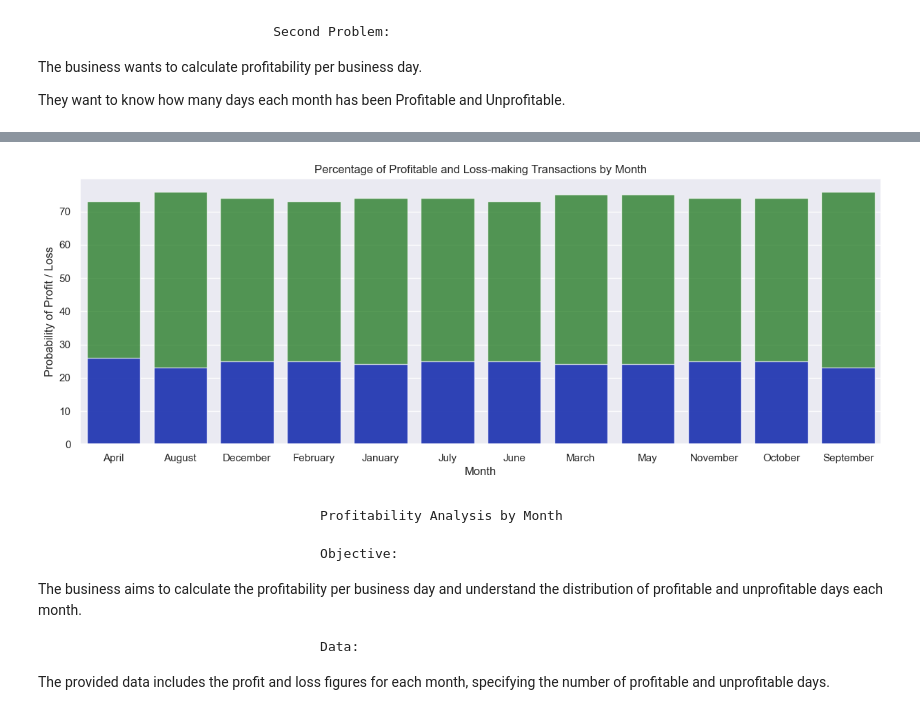
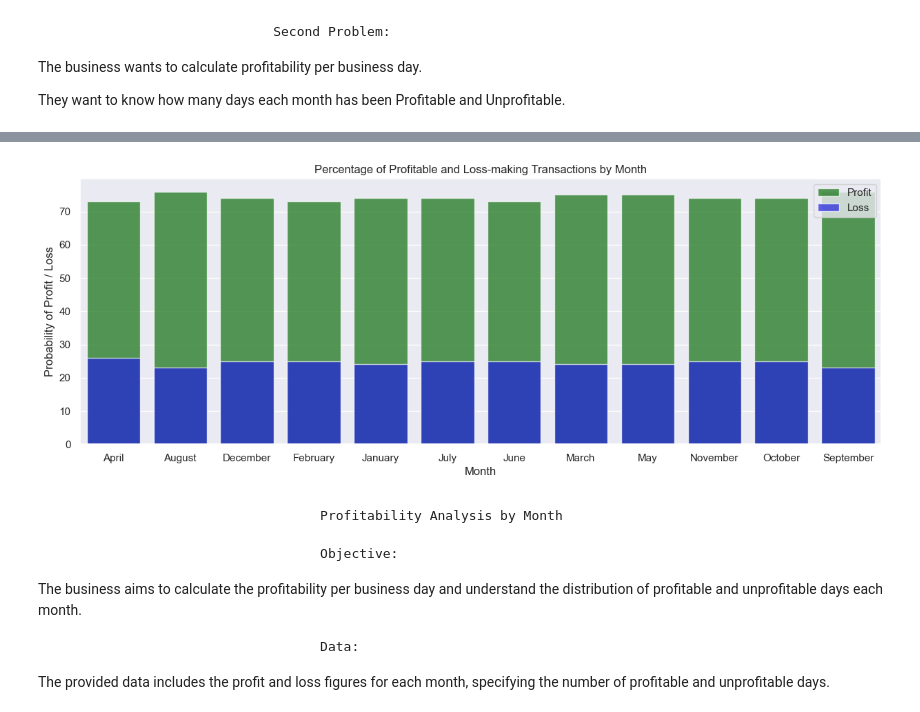
Before and after one commit to saifghostrider454/AdvertisementCaseStudy, a Jupyter notebook: EDA/eda.ipynb, the cells around one changed output, grey strips where cells are left out. Cells and saved outputs as stored; diff of their text form; code cells hidden in the pictures.

```diff
--- a/EDA/eda.ipynb
+++ b/EDA/eda.ipynb
@@ -283,31 +267,32 @@ df
 # %%
 total_count = df.groupby('month').size()
 profit_percentage = round((profit_data.groupby('month').size() / total_count) * 100)
 loss_percentage = round((loss_data.groupby('month').size() / total_count) * 100)
 
 # Create a DataFrame for plotting
 plot_data = pd.DataFrame({
     'Month': profit_percentage.index,
     'Profit': profit_percentage.values,
     'Loss': loss_percentage.values
 })
 
 # Set up the figure and axes
 plt.figure(figsize=[15, 5])
 
 
-sns.barplot(data=plot_data, y='Profit', x='Month', color='green', alpha=0.7)
-sns.barplot(data=plot_data, y='Loss', x='Month', color='blue', alpha=0.7)
+sns.barplot(data=plot_data, y='Profit', x='Month', color='green', alpha=0.7, label='Profit')
+sns.barplot(data=plot_data, y='Loss', x='Month', color='blue', alpha=0.7, label='Loss')
 
 # Add labels and legend
 plt.title('Percentage of Profitable and Loss-making Transactions by Month')
 plt.xlabel('Month')
 plt.ylabel('Probability of Profit / Loss')
+plt.legend()
 
 plt.savefig("Percentage of Profitable and Loss-making Transactions by Month.jpg")
 plt.show()
 # %% [output]
-[figure, old version]
+[figure, new version]
 # %% [markdown]
                                       Profitability Analysis by Month
 
```
Also changed, not shown: parts of 6 cells of this notebook.
